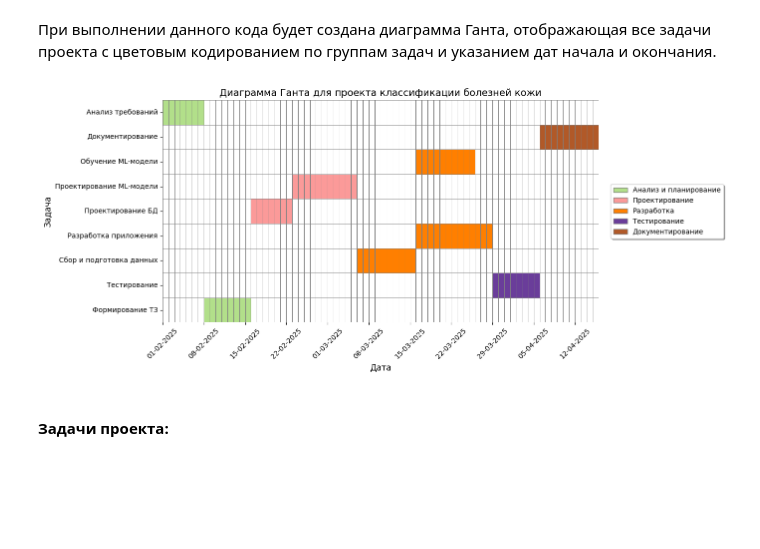
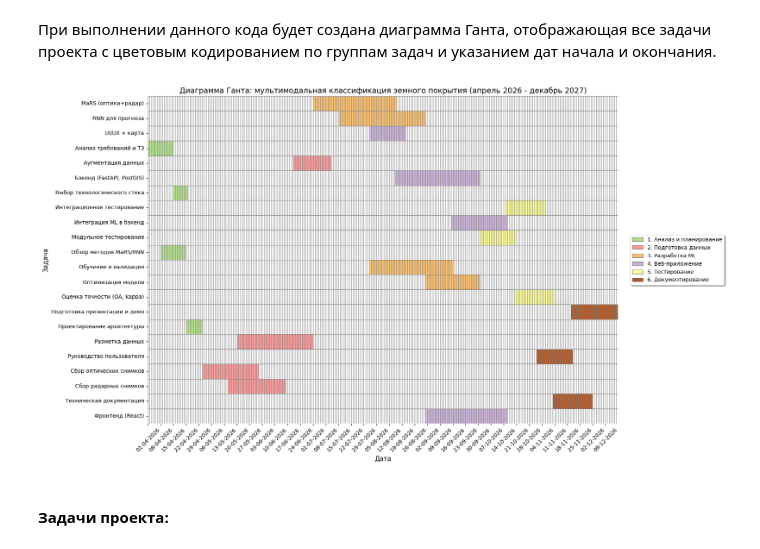
Before and after one commit to DinRazar/ispm, a Jupyter notebook: Работа_5.ipynb, the cells around one changed output. Saved outputs shown, nothing was run; the diff lists cells and outputs as text; code cells hidden in the pictures; blank space fills up the shorter version.

```diff
--- a/Работа_5.ipynb
+++ b/Работа_5.ipynb
@@ -359,32 +359,54 @@ def create_gantt_chart(tasks, title="Диаграмма Ганта", save_path="
 #### **Пример диаграммы Гантта:**
 # %% [markdown]
 При выполнении данного кода будет создана диаграмма Ганта, отображающая все задачи проекта с цветовым кодированием по группам задач и указанием дат начала и окончания.
-# %%
-# Cписок задач по одной-две основные из каждой группы
-sample_tasks = [
-    {"Task": "Анализ требований", "Start": "2025-02-01", "End": "2025-02-07", "Group": "Анализ и планирование"},
-    {"Task": "Формирование ТЗ", "Start": "2025-02-08", "End": "2025-02-15", "Group": "Анализ и планирование"},
-
-    {"Task": "Проектирование БД", "Start": "2025-02-16", "End": "2025-02-22", "Group": "Проектирование"},
-    {"Task": "Проектирование ML-модели", "Start": "2025-02-23", "End": "2025-03-05", "Group": "Проектирование"},
-
-    {"Task": "Сбор и подготовка данных", "Start": "2025-03-06", "End": "2025-03-15", "Group": "Разработка"},
-    {"Task": "Обучение ML-модели", "Start": "2025-03-16", "End": "2025-03-25", "Group": "Разработка"},
-    {"Task": "Разработка приложения", "Start": "2025-03-16", "End": "2025-03-28", "Group": "Разработка"},
-
-    {"Task": "Тестирование", "Start": "2025-03-29", "End": "2025-04-05", "Group": "Тестирование"},
-
-    {"Task": "Документирование", "Start": "2025-04-06", "End": "2025-04-15", "Group": "Документирование"}
-]
-
-# Вызов функции для создания диаграммы Ганта
-create_gantt_chart(
-    tasks=sample_tasks,
-    title="Диаграмма Ганта для проекта классификации болезней кожи",
-    save_path="gantt_chart_example.png",
-    figsize=(14, 6)
-)
-# %% [output]
-[figure, removed]
+# %%
+# Список задач для проекта (апрель 2026 - июнь 2027)
+sample_tasks = [
+    # Этап 1: Анализ и планирование (апрель 2026)
+    {"Task": "Анализ требований и ТЗ", "Start": "2026-04-01", "End": "2026-04-14", "Group": "1. Анализ и планирование"},
+    {"Task": "Обзор методов MaRS/RNN", "Start": "2026-04-08", "End": "2026-04-21", "Group": "1. Анализ и планирование"},
+    {"Task": "Выбор технологического стека", "Start": "2026-04-15", "End": "2026-04-22", "Group": "1. Анализ и планирование"},
+    {"Task": "Проектирование архитектуры", "Start": "2026-04-22", "End": "2026-04-30", "Group": "1. Анализ и планирование"},
+
+    # Этап 2: Подготовка данных (май - июль 2026)
+    {"Task": "Сбор оптических снимков", "Start": "2026-05-01", "End": "2026-05-31", "Group": "2. Подготовка данных"},
+    {"Task": "Сбор радарных снимков", "Start": "2026-05-15", "End": "2026-06-15", "Group": "2. Подготовка данных"},
+    {"Task": "Разметка данных", "Start": "2026-05-20", "End": "2026-06-30", "Group": "2. Подготовка данных"},
+    {"Task": "Аугментация данных", "Start": "2026-06-20", "End": "2026-07-10", "Group": "2. Подготовка данных"},
+
+    # Этап 3: Разработка ML-моделей (июль - сентябрь 2026)
+    {"Task": "MaRS (оптика+радар)", "Start": "2026-07-01", "End": "2026-08-15", "Group": "3. Разработка ML"},
+    {"Task": "RNN для прогноза", "Start": "2026-07-15", "End": "2026-08-31", "Group": "3. Разработка ML"},
+    {"Task": "Обучение и валидация", "Start": "2026-08-01", "End": "2026-09-15", "Group": "3. Разработка ML"},
+    {"Task": "Оптимизация модели", "Start": "2026-09-01", "End": "2026-09-30", "Group": "3. Разработка ML"},
+
+    # Этап 4: Веб-приложение (август - октябрь 2026)
+    {"Task": "UI/UX + карта", "Start": "2026-08-01", "End": "2026-08-20", "Group": "4. Веб-приложение"},
+    {"Task": "Бэкенд (FastAPI, PostGIS)", "Start": "2026-08-15", "End": "2026-09-30", "Group": "4. Веб-приложение"},
+    {"Task": "Интеграция ML в бэкенд", "Start": "2026-09-15", "End": "2026-10-15", "Group": "4. Веб-приложение"},
+    {"Task": "Фронтенд (React)", "Start": "2026-09-01", "End": "2026-10-15", "Group": "4. Веб-приложение"},
+
+    # Этап 5: Тестирование (октябрь - ноябрь 2026)
+    {"Task": "Модульное тестирование", "Start": "2026-10-01", "End": "2026-10-20", "Group": "5. Тестирование"},
+    {"Task": "Интеграционное тестирование", "Start": "2026-10-15", "End": "2026-11-05", "Group": "5. Тестирование"},
+    {"Task": "Оценка точности (OA, kappa)", "Start": "2026-10-20", "End": "2026-11-10", "Group": "5. Тестирование"},
+
+    # Этап 6: Документирование (ноябрь - декабрь 2026)
+    {"Task": "Руководство пользователя", "Start": "2026-11-01", "End": "2026-11-20", "Group": "6. Документирование"},
+    {"Task": "Техническая документация", "Start": "2026-11-10", "End": "2026-12-01", "Group": "6. Документирование"},
+    {"Task": "Подготовка презентации и демо", "Start": "2026-11-20", "End": "2026-12-15", "Group": "6. Документирование"},
+
+
+]
+
+# Вызов функции для создания диаграммы Ганта
+create_gantt_chart(
+    tasks=sample_tasks,
+    title="Диаграмма Ганта: мультимодальная классификация земного покрытия (апрель 2026 - декабрь 2027)",
+    save_path="gantt_chart_landcover.png",
+    figsize=(18, 10)
+)
+# %% [output]
+[figure, added]
 # %% [markdown]
 #### **Задачи проекта:**
```
Also changed, not shown: parts of 11 cells of this notebook.
